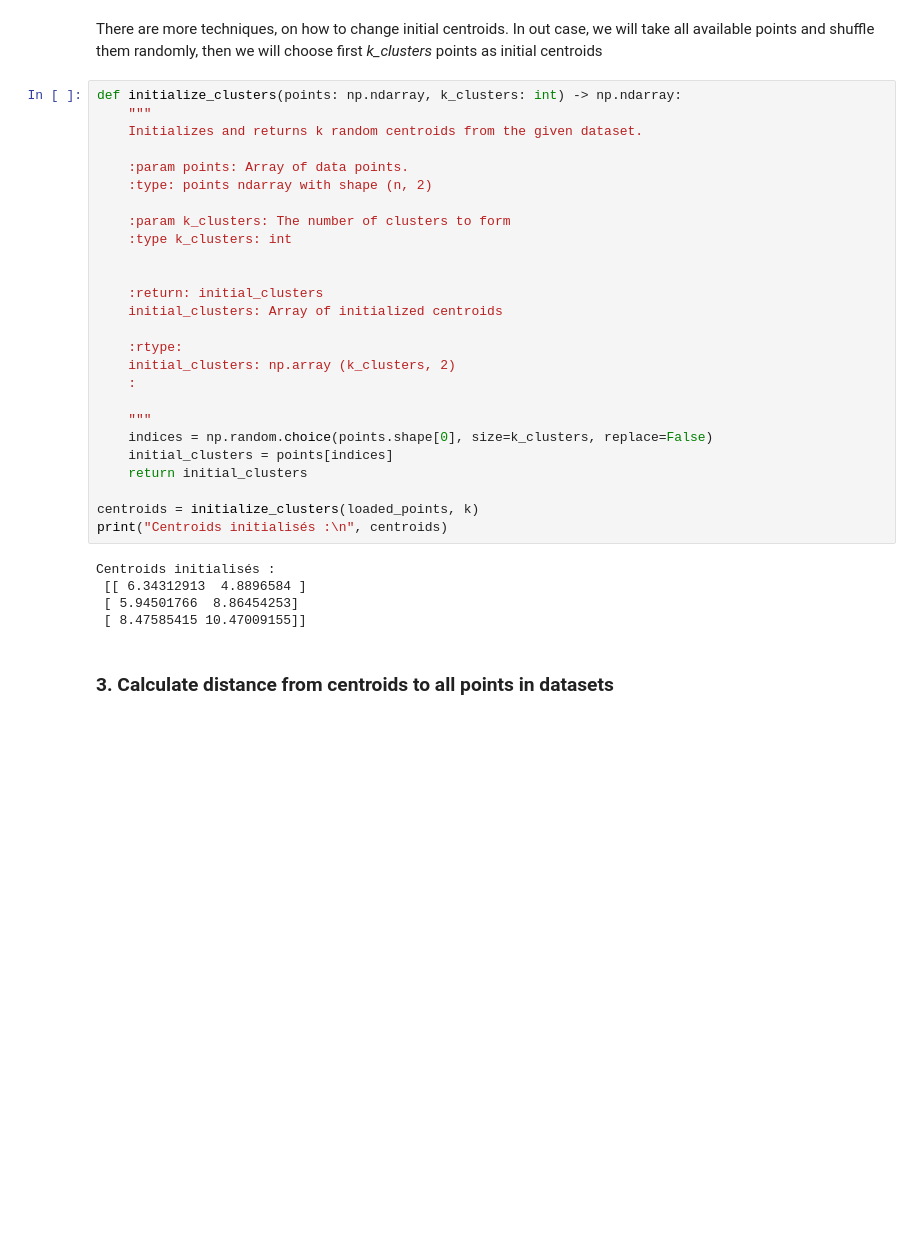
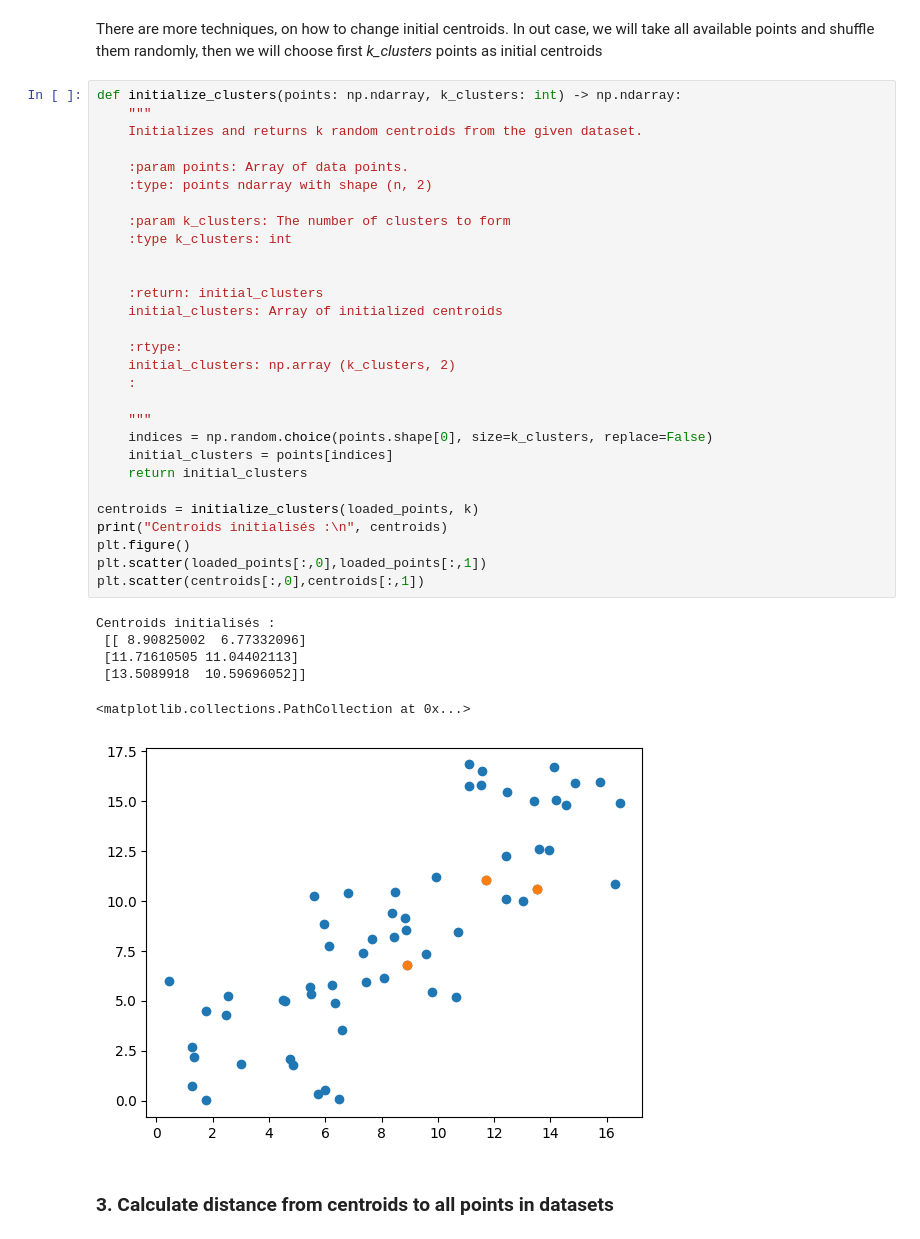
Before and after one commit to Deathvanos/MPA_MLF-TP, a Jupyter notebook: MPA_MLF-Lab_02/Lab_02_task.ipynb, the cells around one changed output. Saved outputs shown, nothing was run; the diff lists cells and outputs as text; blank space fills up the shorter version.

```diff
--- a/MPA_MLF-Lab_02/Lab_02_task.ipynb
+++ b/MPA_MLF-Lab_02/Lab_02_task.ipynb
@@ -128,34 +128,39 @@ There are more techniques, on how to change initial centroids. In out case, we w
 # %%
 def initialize_clusters(points: np.ndarray, k_clusters: int) -> np.ndarray:
     """
     Initializes and returns k random centroids from the given dataset.
 
     :param points: Array of data points.
     :type: points ndarray with shape (n, 2)
 
     :param k_clusters: The number of clusters to form
     :type k_clusters: int
 
 
     :return: initial_clusters
     initial_clusters: Array of initialized centroids
 
     :rtype:
     initial_clusters: np.array (k_clusters, 2)
     :
 
     """
     indices = np.random.choice(points.shape[0], size=k_clusters, replace=False)
     initial_clusters = points[indices]
     return initial_clusters
 
 centroids = initialize_clusters(loaded_points, k)
 print("Centroids initialisés :\n", centroids)
+plt.figure()
+plt.scatter(loaded_points[:,0],loaded_points[:,1])
+plt.scatter(centroids[:,0],centroids[:,1])
 # %% [output]
 Centroids initialisés :
- [[ 6.34312913  4.8896584 ]
- [ 5.94501766  8.86454253]
- [ 8.47585415 10.47009155]]
+ [[ 8.90825002  6.77332096]
+ [11.71610505 11.04402113]
+ [13.5089918  10.59696052]]
+<matplotlib.collections.PathCollection at 0x...>
+[figure, added]
 # %% [markdown]
 ### 3. Calculate distance from centroids to all points in datasets
 # %% [markdown]
```
Also changed, not shown: parts of 9 cells of this notebook, 1 other file.
